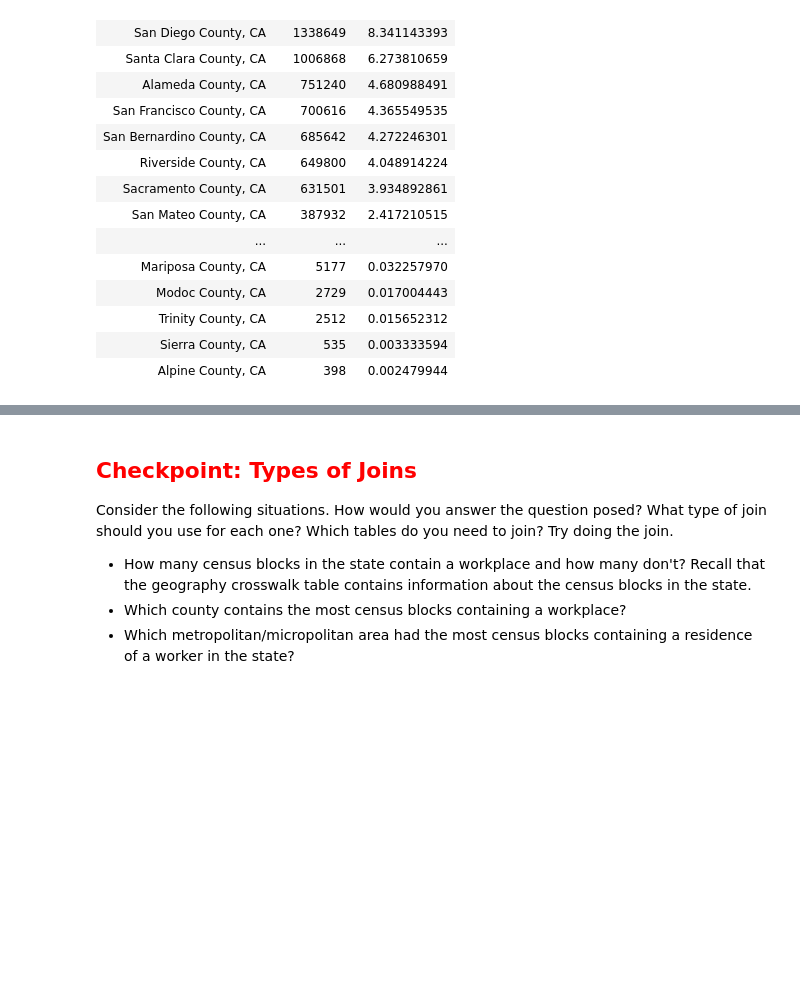
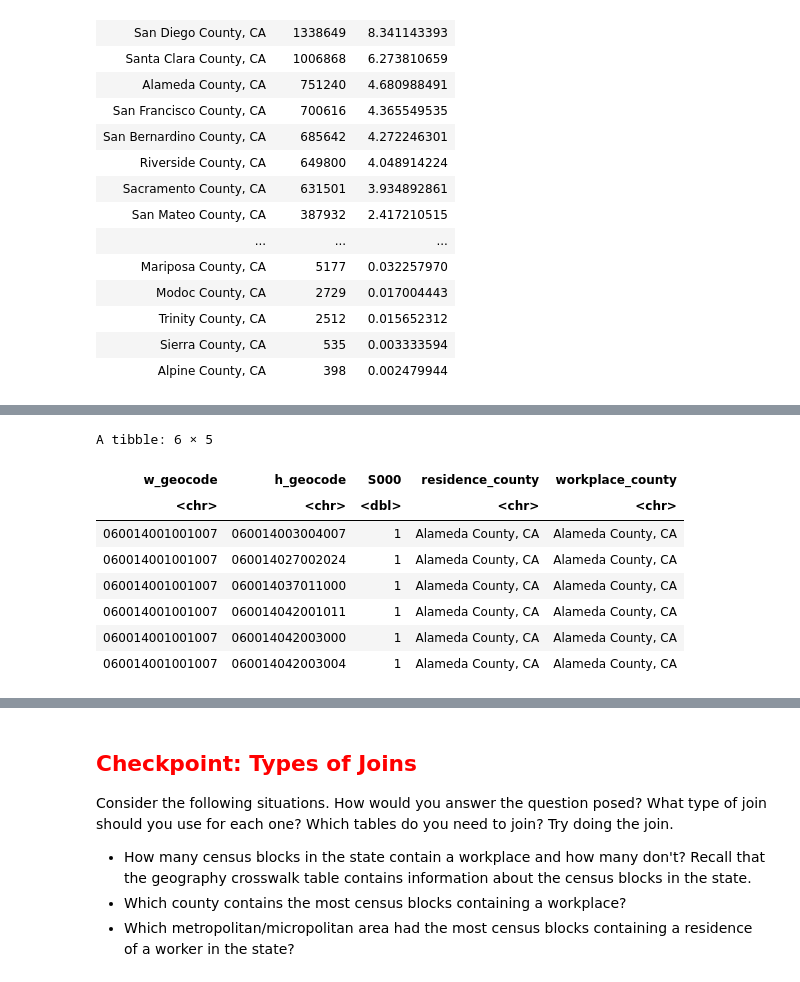
Before and after one commit to Jedelmann90/ada-intro-r, a Jupyter notebook: new R-2.ipynb, the cells around one changed output, grey strips where cells are left out. Drawn from its saved outputs; the diff is of its cells as text; code cells hidden in the pictures; blank space fills up the shorter version.

Commit message:
updates made to commute analysis

```diff
--- a/new R-2.ipynb
+++ b/new R-2.ipynb
@@ -383,0 +388,5 @@ A tibble: 58 × 3
+# %%
+workplace_commute <- ca_od_2015 %>%
+    select(w_geocode, h_geocode, S000) %>%
+    left_join(ca_xwalk[,c('tabblk2010', 'ctyname')], by = c("w_geocode" = "tabblk2010"))
+head(workplace_commute)
@@ -383,0 +405,18 @@ A tibble: 58 × 3
+# %%
+residence_commute <- workplace_commute %>%
+    left_join(ca_xwalk[,c('tabblk2010', 'ctyname')], by = c("h_geocode" = "tabblk2010")) %>%
+    rename(
+        residence_county = ctyname.x,
+        workplace_county = ctyname.y
+    )
+head(residence_commute)
+# %% [output]
+A tibble: 6 × 5
+| w_geocode | h_geocode | S000 | residence_county | workplace_county |
+| <chr> | <chr> | <dbl> | <chr> | <chr> |
+| 060014001001007 | 060014003004007 | 1 | Alameda County, CA | Alameda County, CA |
+| 060014001001007 | 060014027002024 | 1 | Alameda County, CA | Alameda County, CA |
+| 060014001001007 | 060014037011000 | 1 | Alameda County, CA | Alameda County, CA |
+| 060014001001007 | 060014042001011 | 1 | Alameda County, CA | Alameda County, CA |
+| 060014001001007 | 060014042003000 | 1 | Alameda County, CA | Alameda County, CA |
+| 060014001001007 | 060014042003004 | 1 | Alameda County, CA | Alameda County, CA |
```
Also changed, not shown: parts of 9 cells of this notebook.
